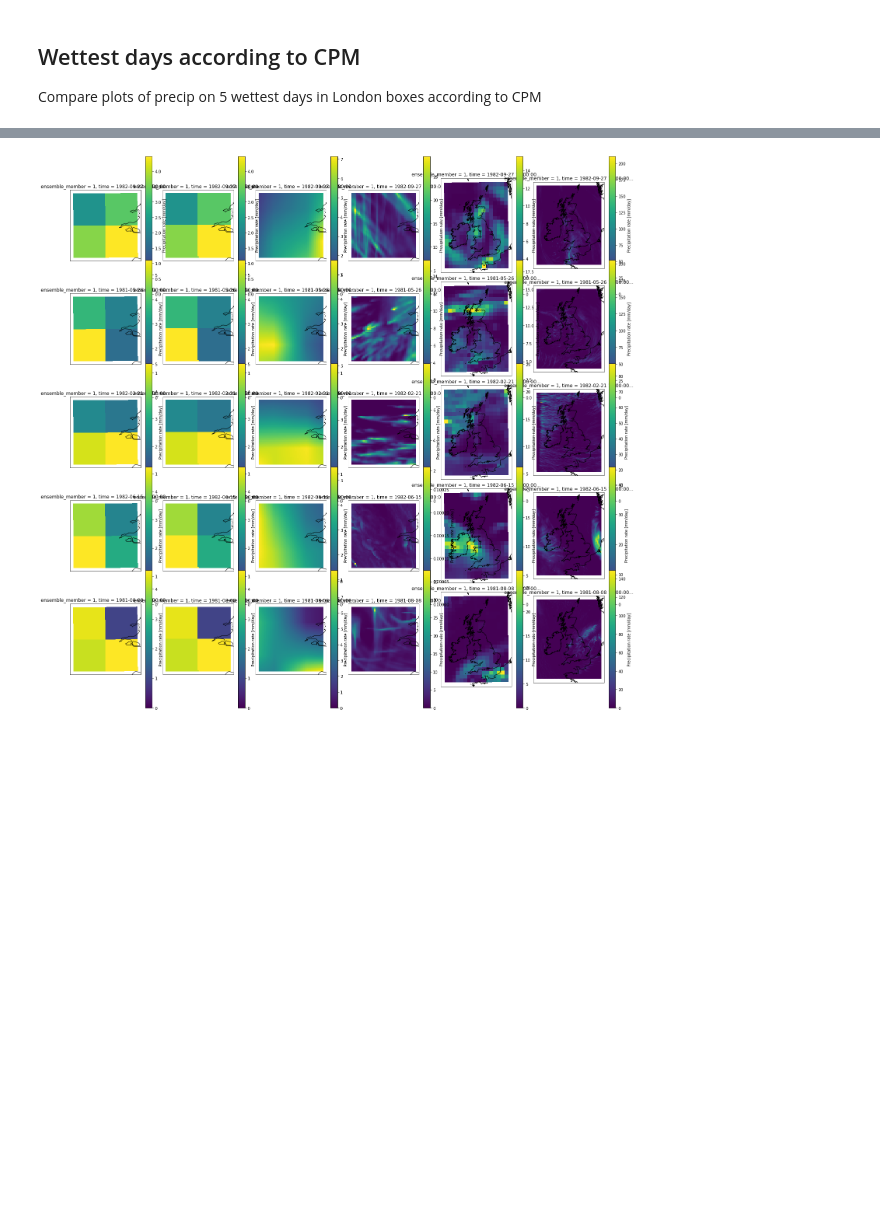
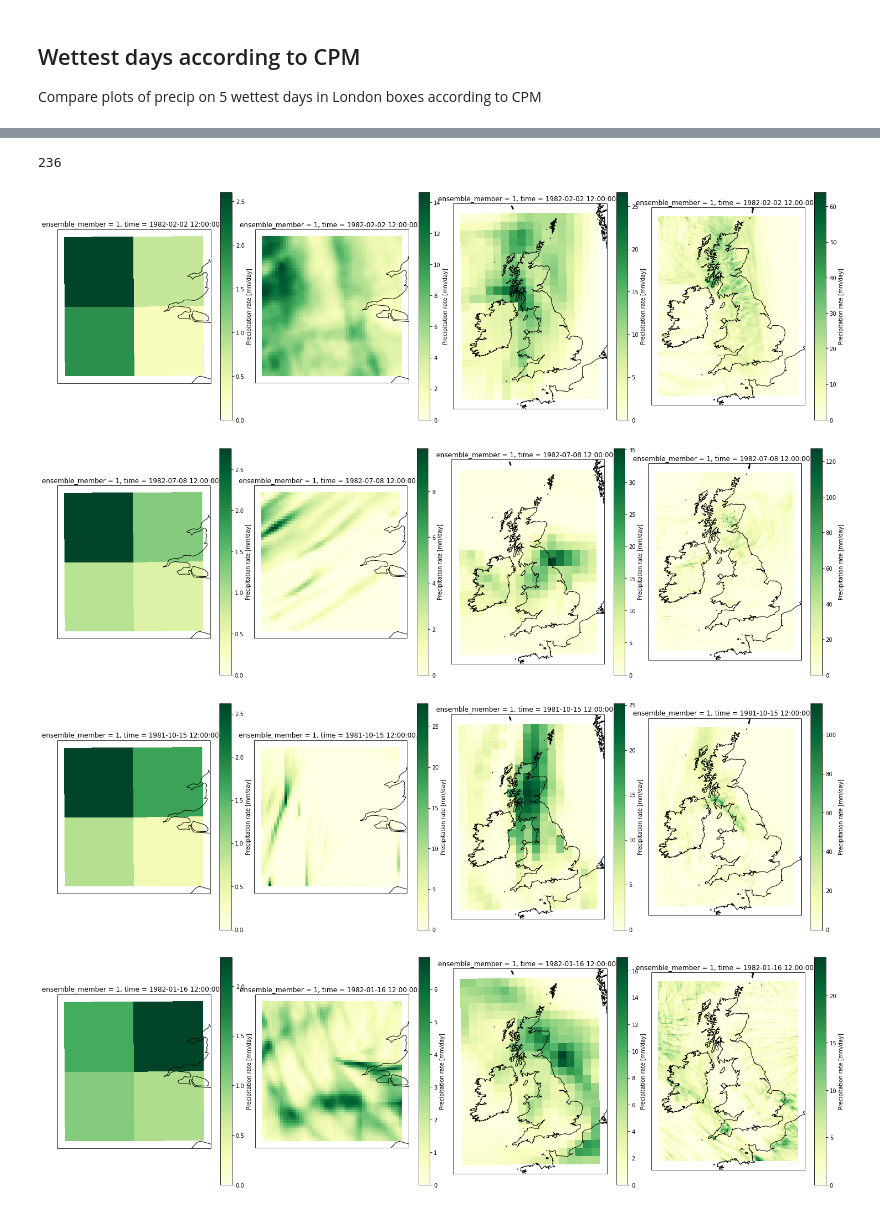
Before and after one commit to henryaddison/ml-downscaling-emulation, a Jupyter notebook: notebooks/exploration/london data.ipynb, the cells around one changed output, grey strips where cells are left out. Drawn from its saved outputs; the diff is of its cells as text; code cells hidden in the pictures; blank space fills up the shorter version.

Commit message:
explore median wet days over london
and change colour scheme and layout of figures

```diff
--- a/notebooks/exploration/london data.ipynb
+++ b/notebooks/exploration/london data.ipynb
@@ -14,15 +14,16 @@ import cftime
 cp_model_rotated_pole = ccrs.RotatedPole(pole_longitude=177.5, pole_latitude=37.5)
 platecarree = ccrs.PlateCarree()
 # %%
-def plot_with_ts(slices, timestamps, variable='pr'):
-    f, axes = plt.subplots(len(timestamps), len(slices), figsize=(20, 20), subplot_kw={'projection': cp_model_rotated_pole})
-    f.tight_layout(h_pad=2)
-    # make sure axes is 2-d even if only 1 timestamp and or slice
-    axes = axes.reshape(len(timestamps),len(slices))
+def plot_with_ts(slices, timestamps, variable='pr', vmax=None, cmap='YlGn'):
+    for t, timestamp in enumerate(timestamps):
+        f, axes = plt.subplots(1, len(slices), figsize=(20, 6), subplot_kw={'projection': cp_model_rotated_pole})
+        f.tight_layout(h_pad=2)
+        # make sure axes is 2-d even if only 1 timestamp and or slice
+        axes = axes.reshape(1,len(slices))
 
-    for t, timestamp in enumerate(timestamps):
+
         for i, data in enumerate(slices):
-            ax = axes[t][i]
+            ax = axes[0][i]
             ax.coastlines()
 
             x = "longitude"
@@ -33,7 +34,7 @@ def plot_with_ts(slices, timestamps, variable='pr'):
                 y = f"grid_latitude"
                 transform = cp_model_rotated_pole
 
-            data.sel(time=timestamp)[variable].plot(ax=ax, x=x, y=y, add_colorbar=True, transform = transform, vmin=0)
+            data.sel(time=timestamp)[variable].plot(ax=ax, x=x, y=y, add_colorbar=True, transform = transform, vmin=0, vmax=vmax, cmap=cmap)
 
     plt.show()
 # %% [markdown]
@@ -43,14 +44,14 @@ def plot_with_ts(slices, timestamps, variable='pr'):
 london_gcm_data = xr.open_mfdataset("../../../../derived_data/60km-london/rcp85/01/pr/day/*.nc").isel(ensemble_member=0).sel(time=slice("1980-12-01","1982-11-30"))
 london_cpm_data = xr.open_mfdataset("../../../../derived_data/2.2km-london/rcp85/01/pr/day/*.nc").isel(ensemble_member=0).sel(time=slice("1980-12-01","1982-11-30"))
 
-london_regridded_nn_gcm_data = xr.open_mfdataset("../../../../derived_data/60km-nn-regrid-2.2km-london/rcp85/01/pr/day/*.nc").isel(ensemble_member=0).sel(time=slice("1980-12-01","1982-11-30"))
-london_regridded_lin_gcm_data = xr.open_mfdataset("../../../../derived_data/60km-lin-regrid-2.2km-london/rcp85/01/pr/day/*.nc").isel(ensemble_member=0).sel(time=slice("1980-12-01","1982-11-30"))
+london_regridded_nn_gcm_data = xr.open_mfdataset("../../../../derived_data/60km-regrid-2.2km-nn-london/rcp85/01/pr/day/*.nc").isel(ensemble_member=0).sel(time=slice("1980-12-01","1982-11-30"))
+london_regridded_lin_gcm_data = xr.open_mfdataset("../../../../derived_data/60km-regrid-2.2km-lin-london/rcp85/01/pr/day/*.nc").isel(ensemble_member=0).sel(time=slice("1980-12-01","1982-11-30"))
 
 gcm_data = xr.open_mfdataset("../../../../derived_data/60km/rcp85/01/pr/day/*.nc").isel(ensemble_member=0).sel(time=slice("1980-12-01","1982-11-30"))
-cpm_data = xr.open_mfdataset("../../../../data/2.2km/rcp85/01/pr/day/*.nc").isel(ensemble_member=0).sel(time=slice("1980-12-01","1982-11-30"))
-
-regridded_nn_gcm_data = xr.open_mfdataset("../../../../derived_data/60km-nn-regrid-2.2km/rcp85/01/pr/day/*.nc").isel(ensemble_member=0).sel(time=slice("1980-12-01","1982-11-30"))
-regridded_lin_gcm_data = xr.open_mfdataset("../../../../derived_data/60km-lin-regrid-2.2km/rcp85/01/pr/day/*.nc").isel(ensemble_member=0).sel(time=slice("1980-12-01","1982-11-30"))
+# the data on the CPM grids can get a bit suspect at the edges - for CPM data due to boundary issues, for regridded due to mismatching grid edges means particularly linear regridded can go a bit haywire (e.g. assuming values will continue to increase or decrease)
+cpm_data = xr.open_mfdataset("../../../../data/2.2km/rcp85/01/pr/day/*.nc").isel(ensemble_member=0).sel(time=slice("1980-12-01","1982-11-30")).isel(grid_longitude=slice(30,-30), grid_latitude=slice(30,-30))
+regridded_nn_gcm_data = xr.open_mfdataset("../../../../derived_data/60km-regrid-2.2km-nn/rcp85/01/pr/day/*.nc").isel(ensemble_member=0).sel(time=slice("1980-12-01","1982-11-30")).isel(grid_longitude=slice(30,-30), grid_latitude=slice(30,-30))
+regridded_lin_gcm_data = xr.open_mfdataset("../../../../derived_data/60km-regrid-2.2km-lin/rcp85/01/pr/day/*.nc").isel(ensemble_member=0).sel(time=slice("1980-12-01","1982-11-30")).isel(grid_longitude=slice(30,-30), grid_latitude=slice(30,-30))
 # %% [markdown]
 # View rainfall on same days in different versions of data in London
 
@@ -119,8 +129,15 @@ Notice how in say 5th row GCM and CPM disagree on which is the wettest quadrant.
 # %%
 london_total_pr = london_gcm_data.sum(dim=["projection_x_coordinate", "projection_y_coordinate"])
 london_wet_day_total_pr = london_total_pr.where(london_total_pr.pr > 0.4, drop=True).sortby('pr')
-london_median_wet_days = london_wet_day_total_pr.time[329:334]
+median_idx = len(london_wet_day_total_pr.time)//2
+print(median_idx)
+london_median_wet_days = london_wet_day_total_pr.time[median_idx-3:median_idx+3]
+# %% [output]
+236
 # %%
-plot_with_ts([london_gcm_data, london_regridded_nn_gcm_data, london_regridded_lin_gcm_data, london_cpm_data, gcm_data, cpm_data], london_median_wet_days)
+plot_with_ts([london_gcm_data, london_cpm_data, gcm_data, cpm_data], london_median_wet_days, cmap='YlGn')
 # %% [output]
-[figure, old version]
+[figure, new version]
+[figure, added]
+[figure, added]
+[figure, added]
```
Also changed, not shown: parts of 5 cells of this notebook.
